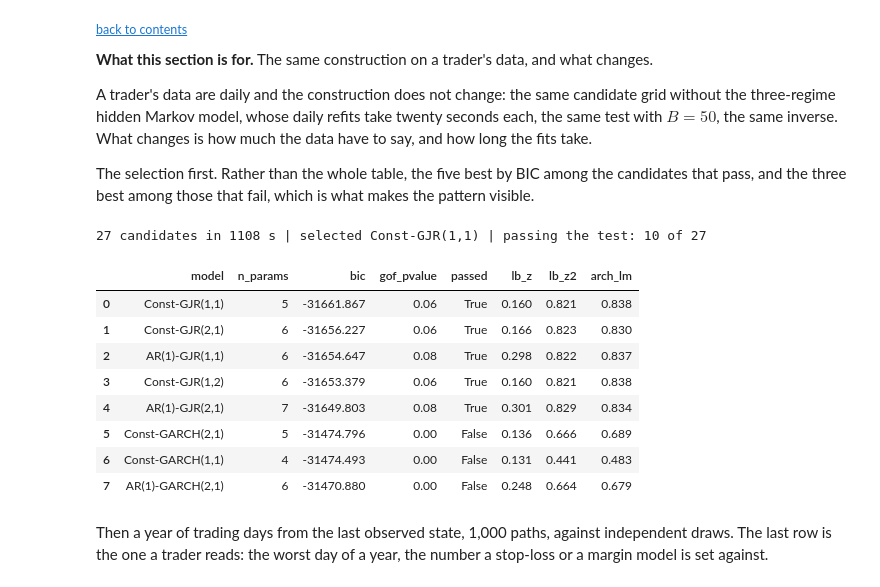
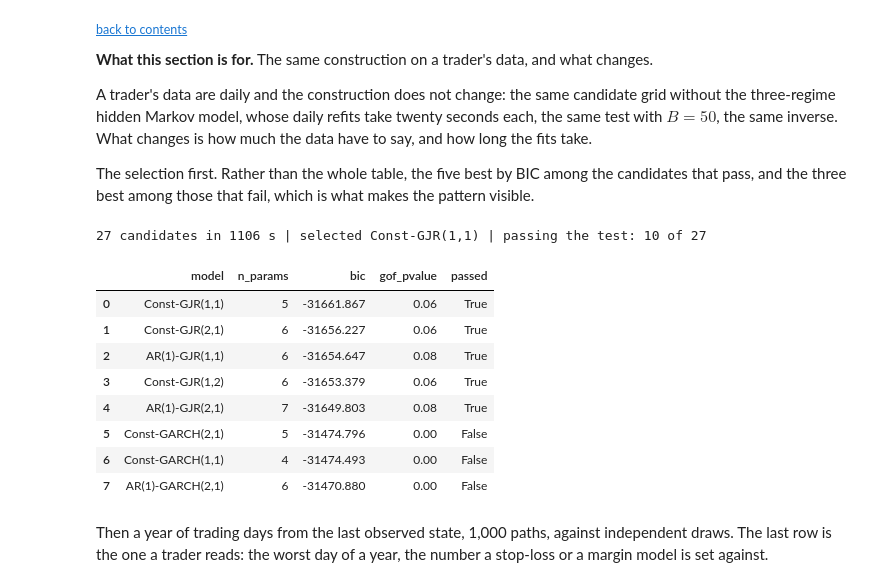
Before and after one commit to mamadouyamar/CVineMarketGen, a Jupyter notebook: examples/04_time_series_of_a_factor.ipynb, the cells around one changed output. Saved outputs shown, nothing was run; the diff lists cells and outputs as text; code cells hidden in the pictures.

```diff
--- a/examples/04_time_series_of_a_factor.ipynb
+++ b/examples/04_time_series_of_a_factor.ipynb
@@ -716,20 +727,20 @@ what makes the pattern visible.
 # %%
 t0 = time.time()
 sel_d = select_dynamics(D.to_frame(), states=(2,), B=50, seed=0, verbose=False)
-bd = sel_d.models["SPY"]; cd = sel_d.candidates.sort_values("bic")[["model", "n_params", "bic", "gof_pvalue", "passed", "lb_z", "lb_z2", "arch_lm"]]
+bd = sel_d.models["SPY"]; cd = sel_d.candidates.sort_values("bic")[["model", "n_params", "bic", "gof_pvalue", "passed"]]
 print(f"{len(cd)} candidates in {time.time() - t0:.0f} s | selected {bd.name} | passing the test: {int(cd['passed'].sum())} of {len(cd)}")
 pd.concat([cd[cd["passed"]].head(5), cd[~cd["passed"]].head(3)]).round(3).reset_index(drop=True)
 # %% [output]
-27 candidates in 1108 s | selected Const-GJR(1,1) | passing the test: 10 of 27
+27 candidates in 1106 s | selected Const-GJR(1,1) | passing the test: 10 of 27
-|  | model | n_params | bic | gof_pvalue | passed | lb_z | lb_z2 | arch_lm |
-| 0 | Const-GJR(1,1) | 5 | -31661.867 | 0.06 | True | 0.160 | 0.821 | 0.838 |
-| 1 | Const-GJR(2,1) | 6 | -31656.227 | 0.06 | True | 0.166 | 0.823 | 0.830 |
-| 2 | AR(1)-GJR(1,1) | 6 | -31654.647 | 0.08 | True | 0.298 | 0.822 | 0.837 |
-| 3 | Const-GJR(1,2) | 6 | -31653.379 | 0.06 | True | 0.160 | 0.821 | 0.838 |
-| 4 | AR(1)-GJR(2,1) | 7 | -31649.803 | 0.08 | True | 0.301 | 0.829 | 0.834 |
-| 5 | Const-GARCH(2,1) | 5 | -31474.796 | 0.00 | False | 0.136 | 0.666 | 0.689 |
-| 6 | Const-GARCH(1,1) | 4 | -31474.493 | 0.00 | False | 0.131 | 0.441 | 0.483 |
-| 7 | AR(1)-GARCH(2,1) | 6 | -31470.880 | 0.00 | False | 0.248 | 0.664 | 0.679 |
+|  | model | n_params | bic | gof_pvalue | passed |
+| 0 | Const-GJR(1,1) | 5 | -31661.867 | 0.06 | True |
+| 1 | Const-GJR(2,1) | 6 | -31656.227 | 0.06 | True |
+| 2 | AR(1)-GJR(1,1) | 6 | -31654.647 | 0.08 | True |
+| 3 | Const-GJR(1,2) | 6 | -31653.379 | 0.06 | True |
+| 4 | AR(1)-GJR(2,1) | 7 | -31649.803 | 0.08 | True |
+| 5 | Const-GARCH(2,1) | 5 | -31474.796 | 0.00 | False |
+| 6 | Const-GARCH(1,1) | 4 | -31474.493 | 0.00 | False |
+| 7 | AR(1)-GARCH(2,1) | 6 | -31470.880 | 0.00 | False |
 # %% [markdown]
 Then a year of trading days from the last observed state, 1,000 paths,
 against independent draws. The last row is the one a trader reads: the worst
```
Also changed, not shown: parts of 7 cells of this notebook, 2 other files.
